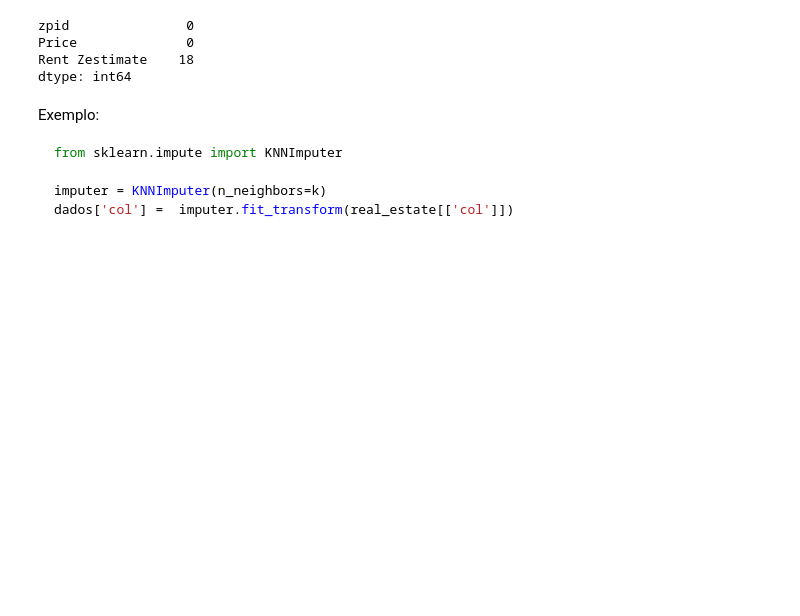
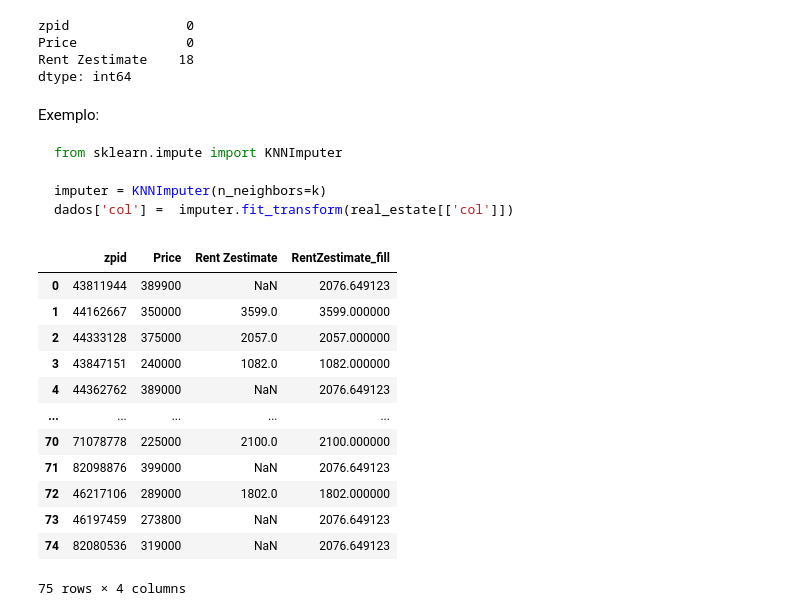
Before and after one commit to OviedoVR/ML_especializacao, a Jupyter notebook: notebooks/regressao.ipynb, the cells around one changed output. Drawn from its saved outputs; the diff is of its cells as text; code cells hidden in the pictures; blank space fills up the shorter version.

```diff
--- a/notebooks/regressao.ipynb
+++ b/notebooks/regressao.ipynb
@@ -713,3 +706,19 @@ dados['col'] =  imputer.fit_transform(real_estate[['col']])
+# %%
+real_estate
+# %% [output]
+|  | zpid | Price | Rent Zestimate | RentZestimate_fill |
+| 0 | 43811944 | 389900 | NaN | 2076.649123 |
+| 1 | 44162667 | 350000 | 3599.0 | 3599.000000 |
+| 2 | 44333128 | 375000 | 2057.0 | 2057.000000 |
+| 3 | 43847151 | 240000 | 1082.0 | 1082.000000 |
+| 4 | 44362762 | 389000 | NaN | 2076.649123 |
+| ... | ... | ... | ... | ... |
+| 70 | 71078778 | 225000 | 2100.0 | 2100.000000 |
+| 71 | 82098876 | 399000 | NaN | 2076.649123 |
+| 72 | 46217106 | 289000 | 1802.0 | 1802.000000 |
+| 73 | 46197459 | 273800 | NaN | 2076.649123 |
+| 74 | 82080536 | 319000 | NaN | 2076.649123 |
+75 rows × 4 columns
 # %%
 # Visualização:
 fig, ax = plt.subplots(figsize=(8,5));
```
Also changed, not shown: parts of 11 cells of this notebook, 1 other file.
